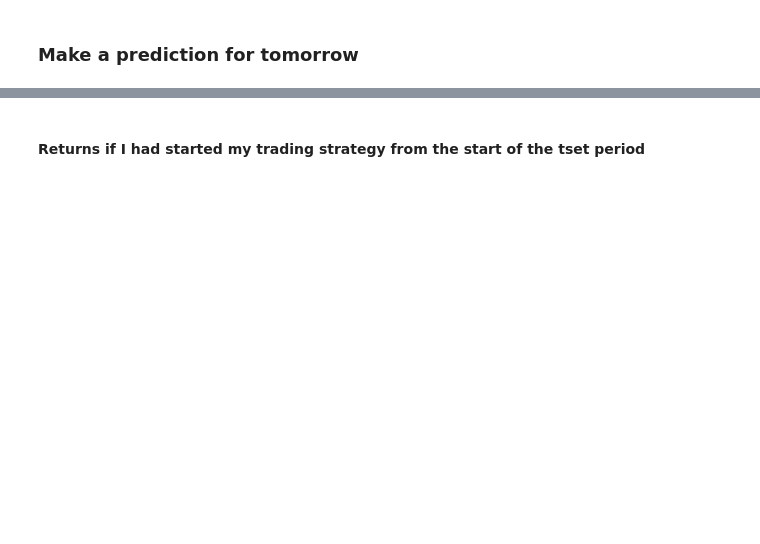
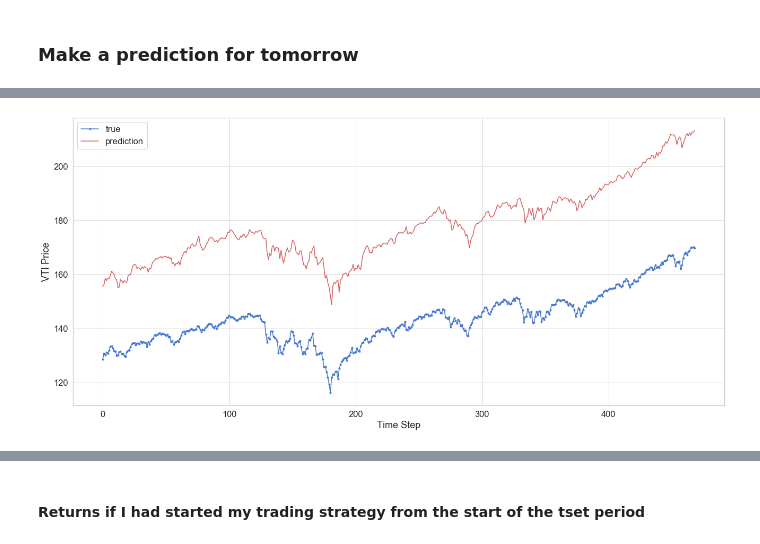
Before and after one commit to MKevinEvans/TensorFlow_stock_price_predictor, a Jupyter notebook: PreCovid_LSTM_Tensor_Flow_VTI.ipynb, the cells around one changed output, grey strips where cells are left out. Drawn from its saved outputs; the diff is of its cells as text; code cells hidden in the pictures; blank space fills up the shorter version.

```diff
--- a/PreCovid_LSTM_Tensor_Flow_VTI.ipynb
+++ b/PreCovid_LSTM_Tensor_Flow_VTI.ipynb
@@ -455,7 +475,7 @@ array([[158.4665]], dtype=float32)
 # %%
 y_full_pred = full_model.predict(X_test)
 # %%
-y_test_inv = vti_full_transformer.inverse_transform(np.array(y_test_full).reshape(1, -1))
+y_full_test_inv = vti_full_transformer.inverse_transform(np.array(y_test_full).reshape(1, -1))
 y_full_pred_inv = vti_full_transformer.inverse_transform(y_full_pred)
 # %%
 print("RMSE = ", np.sqrt(mean_squared_error(y_test_inv.flatten(), y_full_pred_inv.flatten())))
@@ -466,3 +486,13 @@ MAE =  13.782493978471898
+# %%
+plt.plot(y_full_test_inv.flatten(), marker='.', label="true")
+plt.plot(y_full_pred_inv.flatten(), 'r', label="prediction")
+plt.ylabel('VTI Price')
+plt.xlabel('Time Step')
+plt.legend()
+plt.savefig('images/lstm_preds_vs_true.png')
+plt.show();
+# %% [output]
+[figure, added]
 # %%
 y_full_pred_outcomes = get_buy_sell(y_full_pred_inv.flatten())
 # %%
```
Also changed, not shown: parts of 23 cells of this notebook.
